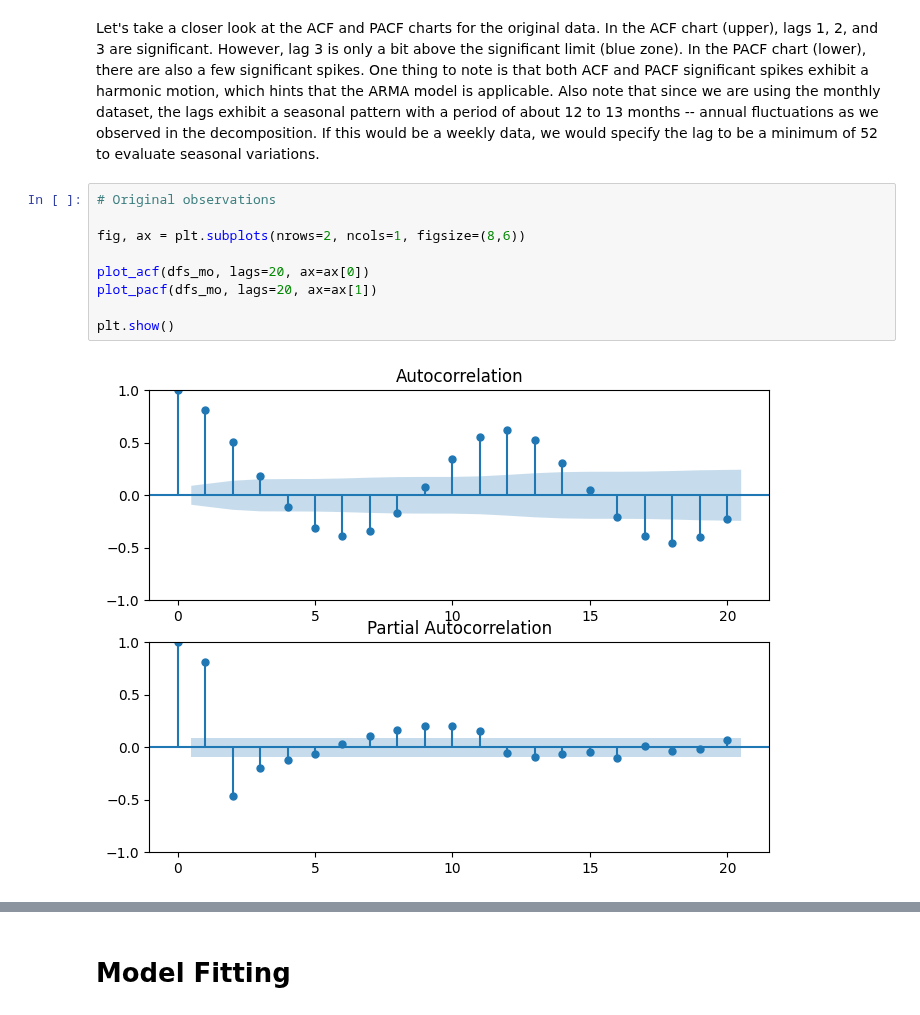
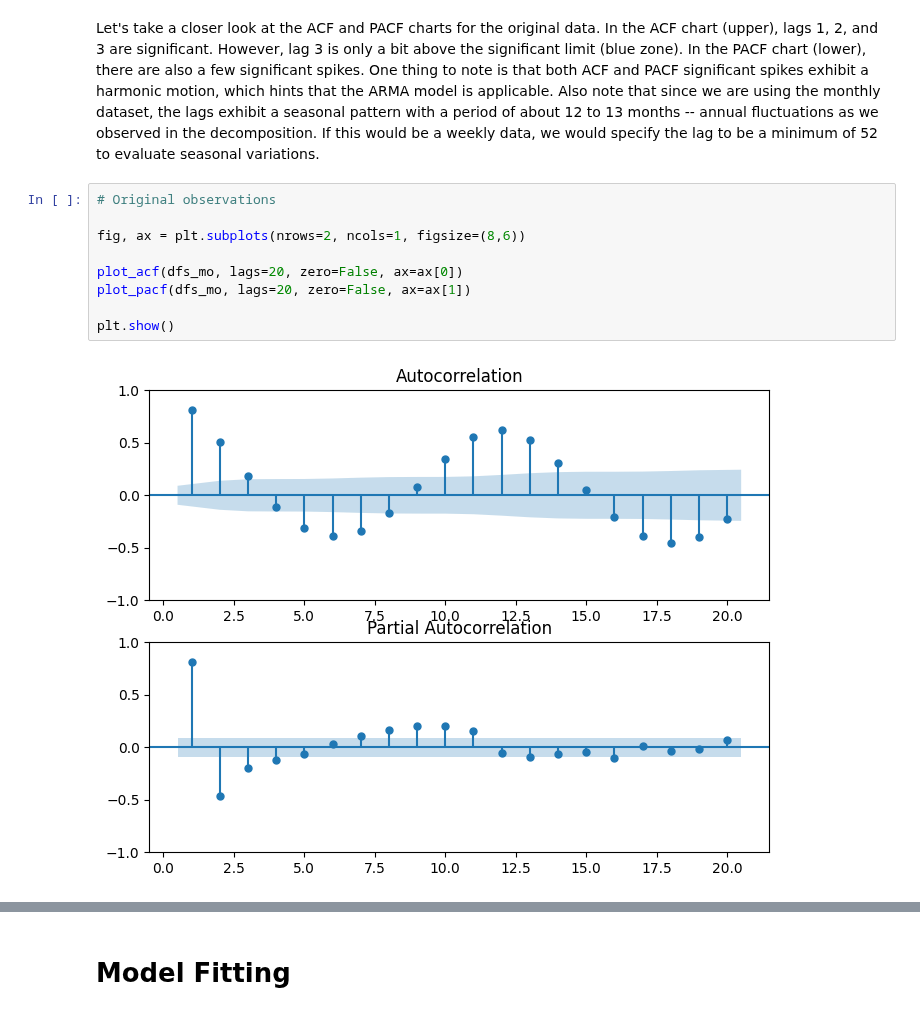
Before and after one commit to liangchow/time-series-reservoir-water-level, a Jupyter notebook: reservoir.ipynb, the cells around one changed output, grey strips where cells are left out. Cells and saved outputs as stored; diff of their text form.

```diff
--- a/reservoir.ipynb
+++ b/reservoir.ipynb
@@ -285,14 +298,14 @@ Let's take a closer look at the ACF and PACF charts for the original data. In th
 # %%
 # Original observations
 
 fig, ax = plt.subplots(nrows=2, ncols=1, figsize=(8,6))
 
-plot_acf(dfs_mo, lags=20, ax=ax[0])
-plot_pacf(dfs_mo, lags=20, ax=ax[1])
+plot_acf(dfs_mo, lags=20, zero=False, ax=ax[0])
+plot_pacf(dfs_mo, lags=20, zero=False, ax=ax[1])
 
 plt.show()
 # %% [output]
-[figure, old version]
+[figure, new version]
 # %%
 # First order differencing
 
```
Also changed, not shown: parts of 14 cells of this notebook.
